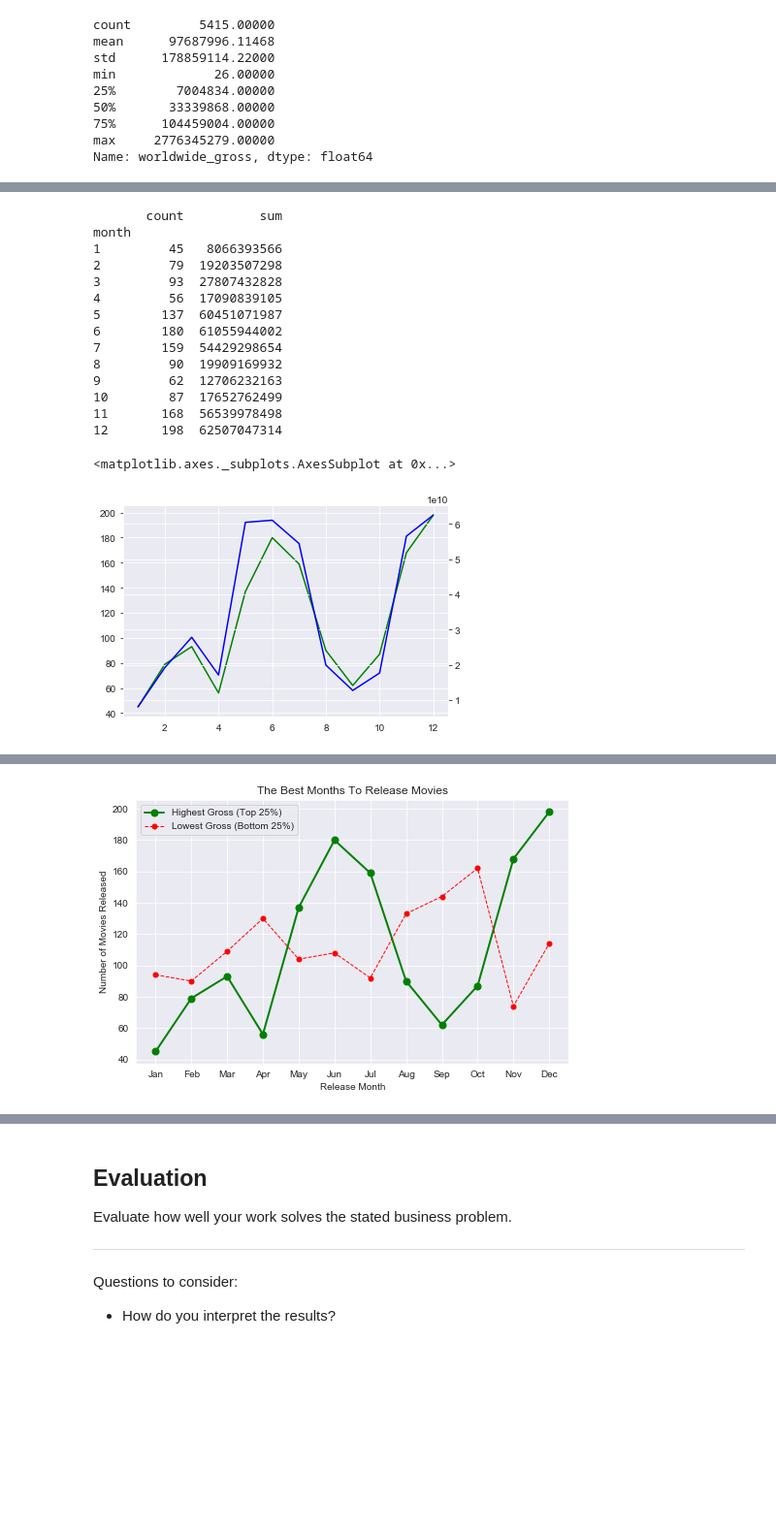
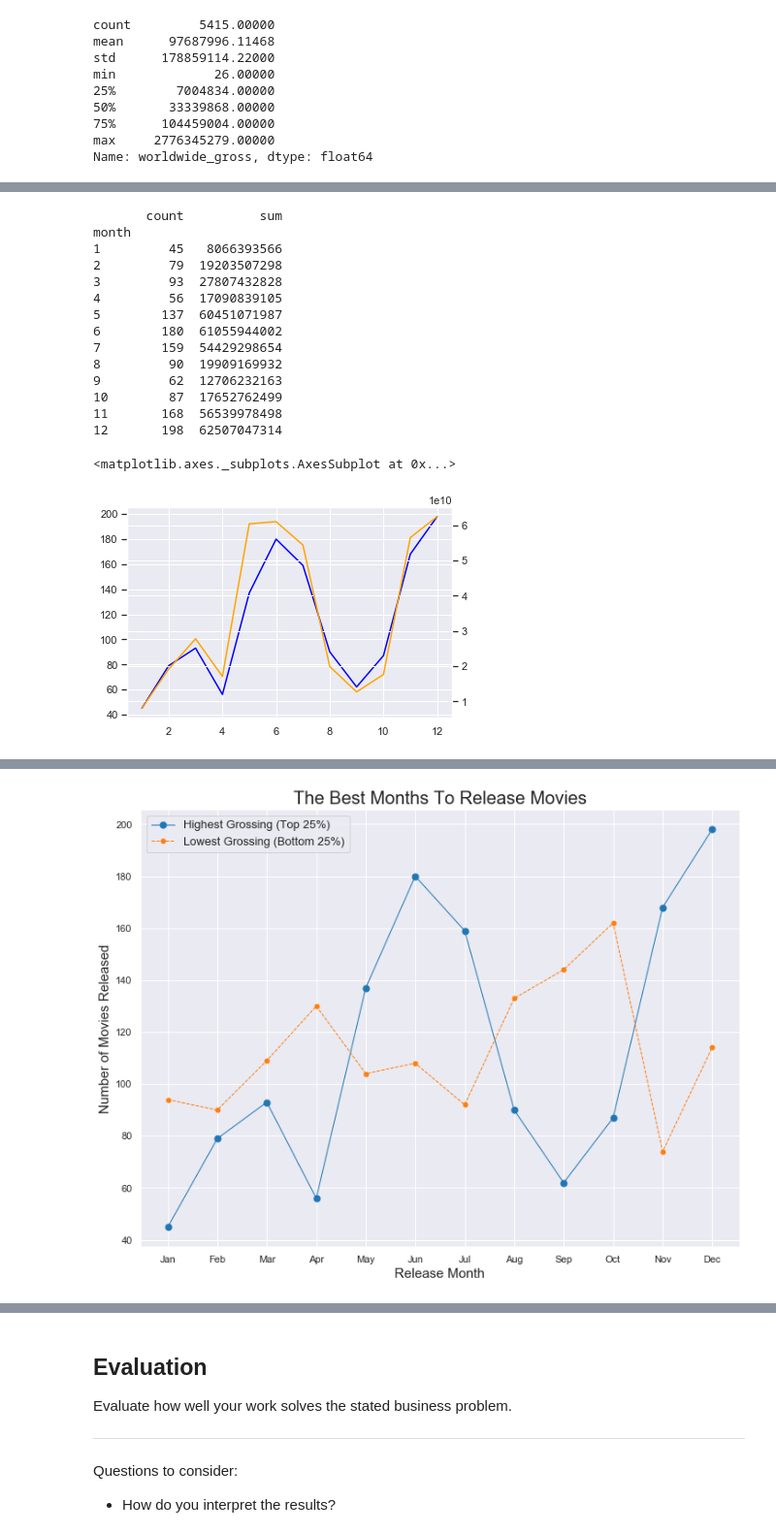
Before and after one commit to shawnjohnsamuel/microsoft-movies-analysis, a Jupyter notebook: movie-analysis.ipynb, the cells around one changed output, grey strips where cells are left out. Shown at 97% size. Cells and saved outputs as stored; diff of their text form; code cells hidden in the pictures; blank space fills up the shorter version.

Commit message:
updated final notebook

```diff
--- a/movie-analysis.ipynb
+++ b/movie-analysis.ipynb
@@ -666,6 +680,7 @@ We will not take the data we've prepared and create visualizations to help answe
 After data prep we have a df that contains 5415 movies in descending order of worldwide gross. We'll try different slices to see if there is a strong indication for when the best movies are released. As we've mentioned, we are interested in finding out when people are willing to spend money on movies so we'll focus on the gross. Can we prove that the top grossing movies are more likely to be released in a specific time frame?
 # %%
 sns.set_style("darkgrid") #set overal styling
+sns.set_context('notebook') #set overal sizing
 
 #NOTE: wwg is 'worldwide_gross'
 #explore possible ways to visualize data for Q1
@@ -729,5 +746,6 @@ Name: movie, dtype: int64
 # %%
-#there's a SLIGHT bump that correlates to when the bottom 100 are released that corresponds to a drop in top 100 releases
+#there's a SLIGHT bump that correlates to when the bottom 100 are released
+#that may correspond to a drop in top 100 releases
 
 #Instead of an arbitrary number like top 100, how about the top 25% in terms of wwg
 
@@ -739,9 +757,9 @@ print(wwg_top25)
 #using twin plot so we can see two different y axis
 #let's see what it loks like with the number of movies as well as total wwg
 
-sns.lineplot(data=wwg_top25.iloc[:,0], color="g")
+sns.lineplot(data=wwg_top25.iloc[:,0], color = 'blue')
 ax2 = plt.twinx()
-sns.lineplot(data=wwg_top25.iloc[:,1], color="b", ax=ax2)
+sns.lineplot(data=wwg_top25.iloc[:,1], color = 'orange', ax=ax2)
 # %% [output]
        count          sum
 month
@@ -758,7 +776,7 @@ month
 11       168  56539978498
 12       198  62507047314
 <matplotlib.axes._subplots.AxesSubplot at 0x...>
-[figure, old version]
+[figure, new version]
 # %%
 #because the wwg and # of movies are closely linked, I think I'm going to go with the number of movies
 #I'm interested in depicted what months the top 25% movies and to compare, the bottom 25% as well
@@ -786,18 +804,19 @@ month
 # %%
 x = ['Jan','Feb','Mar','Apr', 'May', 'Jun', 'Jul', 'Aug', 'Sep', 'Oct', 'Nov', 'Dec']
 y1 = wwg_top25['count']
 y2 = wwg_bot25['count']
 
-plt.figure (figsize=(8,5))
-plt.plot(x, y1, color='green', marker='o', linewidth=2, markersize=7, label="Highest Gross (Top 25%)")
-plt.plot(x, y2, color='red', marker='o', linestyle='dashed', linewidth=1, markersize=5, label="Lowest Gross (Bottom 25%)")
-plt.title('The Best Months To Release Movies')
-plt.xlabel('Release Month')
-plt.ylabel('Number of Movies Released')
-plt.legend()
+plt.figure(figsize=(12,9))
+plt.plot(x, y1, marker='o', linewidth=1, markersize=7, label="Highest Grossing (Top 25%)")
+plt.plot(x, y2, marker='o', linestyle='dashed', linewidth=1, markersize=5, label="Lowest Grossing (Bottom 25%)")
+plt.title('The Best Months To Release Movies', fontsize = 20)
+plt.xlabel('Release Month', fontsize = 15)
+plt.ylabel('Number of Movies Released', fontsize = 15)
+plt.legend(fontsize = 13)
+# plt.savefig('images/q1_best_months_release_movies.png')
 plt.show()
 # %% [output]
-[figure, old version]
+[figure, new version]
 # %%
 # a more compelleing graph may have actual $ ceiling and floor instead of percentage
 # %% [markdown]
```
Also changed, not shown: parts of 83 cells of this notebook.
